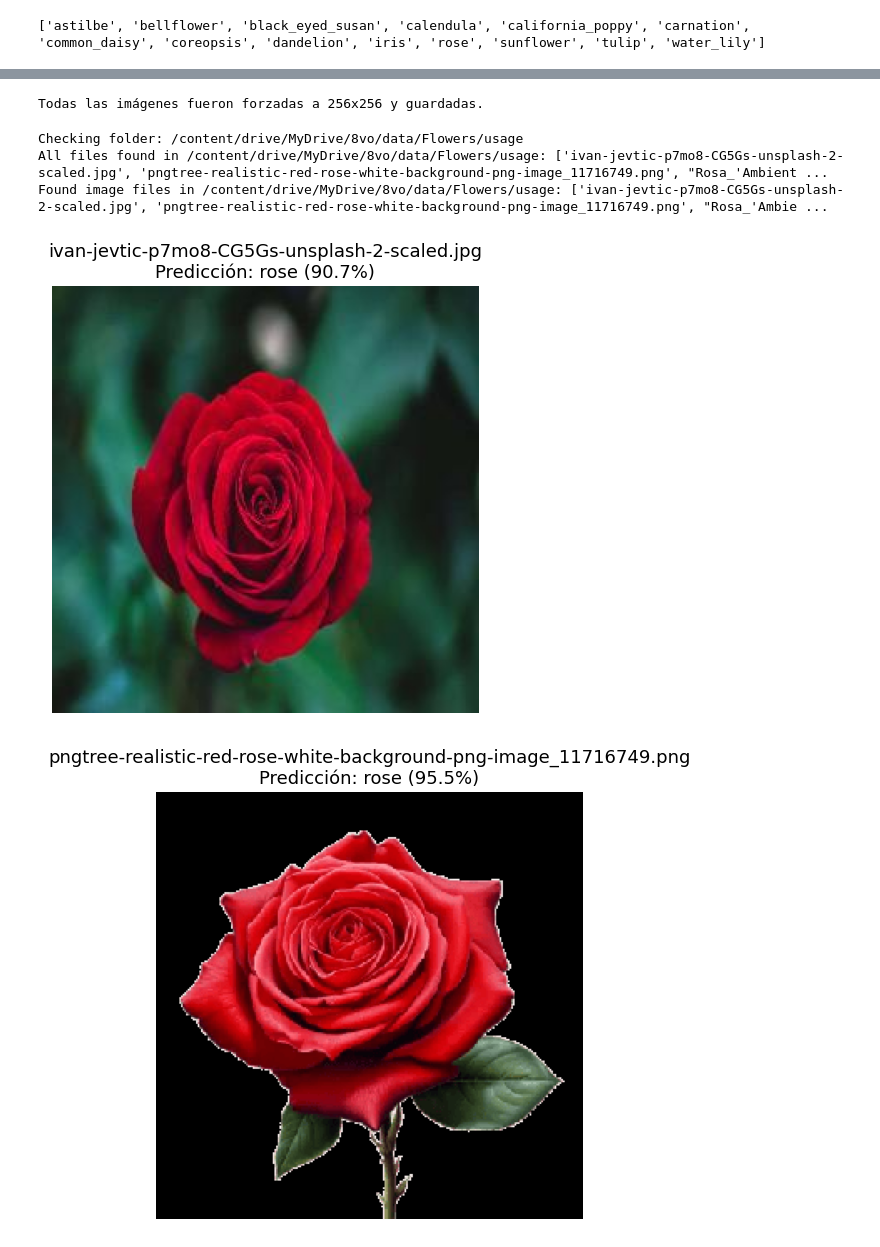
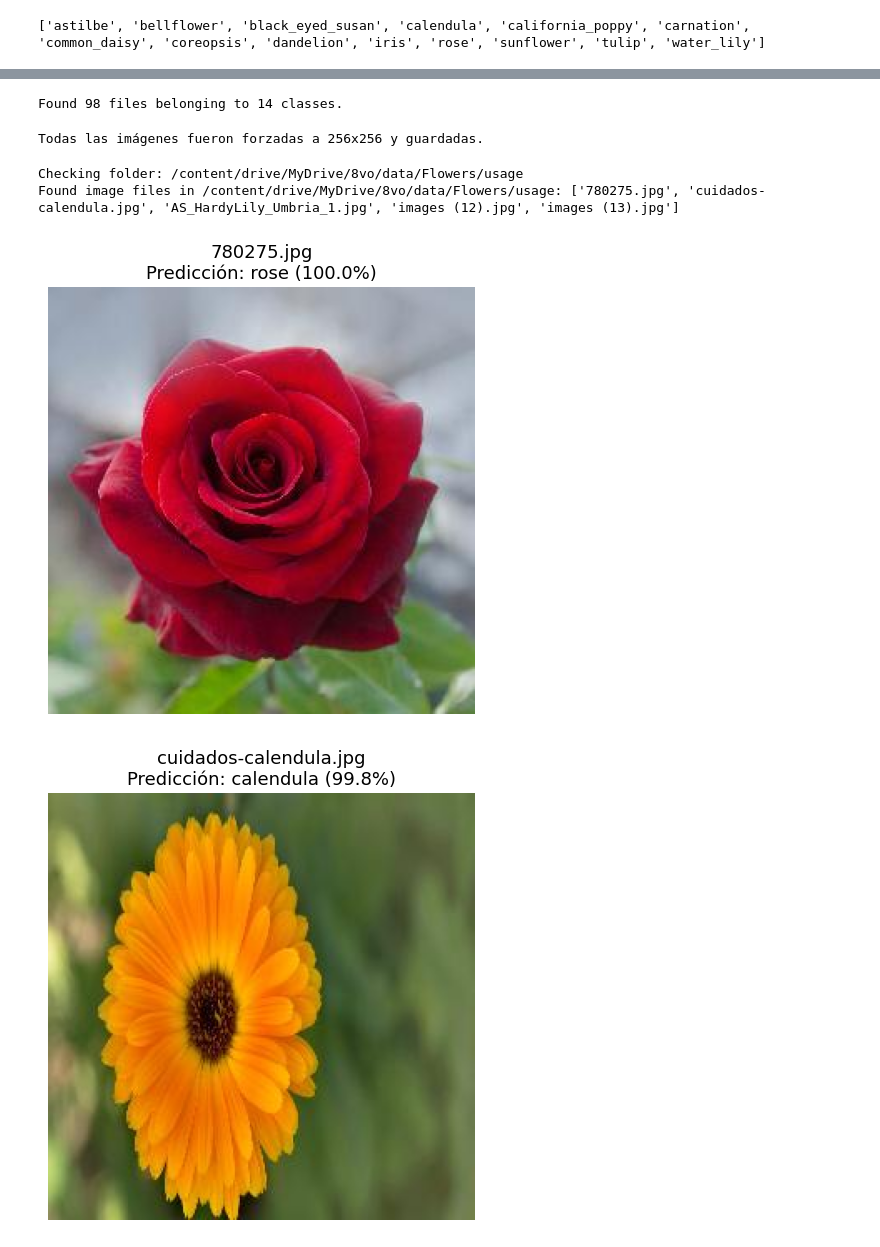
Before and after one commit to jotapeeeeee/FlorANK, a Jupyter notebook: ambiente_de_prueba.ipynb, the cells around one changed output, grey strips where cells are left out. Cells and saved outputs as stored; diff of their text form; code cells hidden in the pictures.

```diff
--- a/ambiente_de_prueba.ipynb
+++ b/ambiente_de_prueba.ipynb
@@ -17,8 +17,9 @@ Mounted at /content/drive
 /content/drive/MyDrive/8vo/data/Flowers
 /content/drive/MyDrive/8vo/data/Flowers
 # %%
-train_dir = '/content/drive/MyDrive/8vo/data/Flowers/train'
-class_names = sorted(os.listdir(train_dir))
+test_dir = '/content/drive/MyDrive/8vo/data/Flowers/val'
+
+class_names = ['astilbe', 'bellflower', 'black_eyed_susan', 'calendula', 'california_poppy', 'carnation', 'common_daisy', 'coreopsis', 'dandelion', 'iris', 'rose', 'sunflower', 'tulip', 'water_lily']
 print(class_names)
 # %% [output]
 ['astilbe', 'bellflower', 'black_eyed_susan', 'calendula', 'california_poppy', 'carnation', 'common_daisy', 'coreopsis', 'dandelion', 'iris', 'rose', 'sunflower', 'tulip', 'water_lily']
@@ -29,3 +26,24 @@ WARNING:absl:Compiled the loaded model, but the compiled metrics have yet to be
+# %%
+IMG_SIZE = (256, 256)
+augment_rotation = tf.keras.layers.RandomRotation(0.3)
+
+
+test_ds = tf.keras.utils.image_dataset_from_directory(
+    test_dir,
+    image_size = IMG_SIZE,
+    batch_size = 10,
+    shuffle = True,
+)
+def scale(image, label):
+    image = tf.cast(image, tf.float32) / 255.0
+    return image, label
+
+test_ds = test_ds.map(scale)
+# %% [output]
+Found 98 files belonging to 14 classes.
+# %%
+#model = tf.keras.models.load_model('FlorAnkInicial.keras') Modelo inicial
+model = tf.keras.models.load_model('FlorAnk.keras')
 # %%
 def predict_folder_like_testds(folder_path, model, class_names):
 
@@ -88,23 +106,21 @@ Todas las imágenes fueron forzadas a 256x256 y guardadas.
 # %%
 
 folder_path = "/content/drive/MyDrive/8vo/data/Flowers/usage"
 
 print(f"Checking folder: {folder_path}")
 if not os.path.exists(folder_path):
     print(f"Error: Folder does not exist at {folder_path}")
 elif not os.path.isdir(folder_path):
     print(f"Error: Path is not a directory at {folder_path}")
 else:
     all_files_in_folder = os.listdir(folder_path)
-    print(f"All files found in {folder_path}: {all_files_in_folder}")
     predict_folder_like_testds(
         folder_path=folder_path,
-        model=bettermodel,
+        model=model,
         class_names=class_names
     )
 # %% [output]
 Checking folder: /content/drive/MyDrive/8vo/data/Flowers/usage
-All files found in /content/drive/MyDrive/8vo/data/Flowers/usage: ['ivan-jevtic-p7mo8-CG5Gs-unsplash-2-scaled.jpg', 'pngtree-realistic-red-rose-white-background-png-image_11716749.png', "Rosa_'Ambient ...
-Found image files in /content/drive/MyDrive/8vo/data/Flowers/usage: ['ivan-jevtic-p7mo8-CG5Gs-unsplash-2-scaled.jpg', 'pngtree-realistic-red-rose-white-background-png-image_11716749.png', "Rosa_'Ambie ...
+Found image files in /content/drive/MyDrive/8vo/data/Flowers/usage: ['780275.jpg', 'cuidados-calendula.jpg', 'AS_HardyLily_Umbria_1.jpg', 'images (12).jpg', 'images (13).jpg']
-[figure, old version]
+[figure, new version]
-[figure, old version]
+[figure, new version]
```
Also changed, not shown: parts of 2 cells of this notebook.
